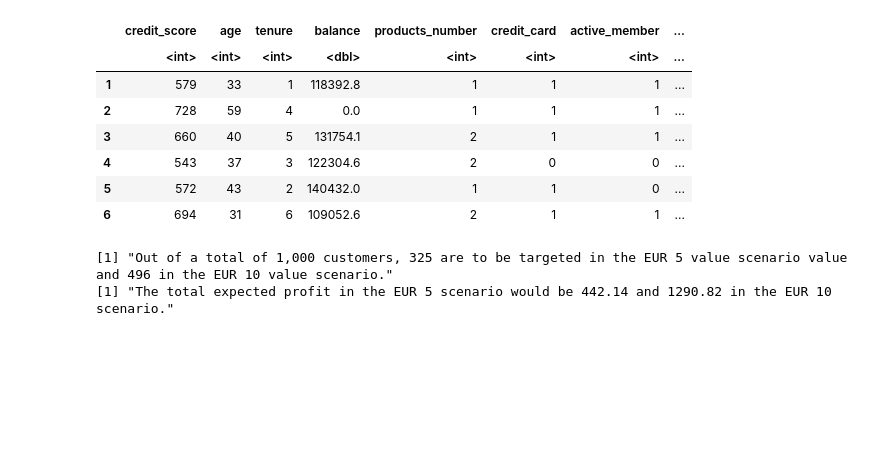
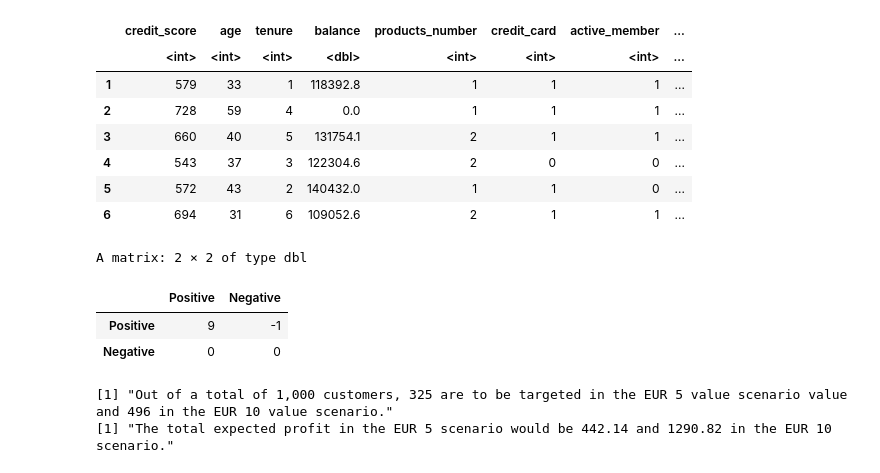
Before and after one commit to PascalEissler/rsm_data_analytics, a Jupyter notebook: Group 7 Project 2.ipynb, the cells around one changed output. Drawn from its saved outputs; the diff is of its cells as text; code cells hidden in the pictures; blank space fills up the shorter version.

```diff
--- a/Group 7 Project 2.ipynb
+++ b/Group 7 Project 2.ipynb
@@ -1253,0 +1258,11 @@ churn_rf <- randomForest(churn ~ ., data = churn_data, importance = TRUE, ntree
+# %%
+cost_mat <- matrix(c((10-1), -1, 0, 0), nrow = 2, ncol = 2, byrow = TRUE)
+dimnames(cost_mat) <- list(actual = c("Positive", "Negative"),
+                           predicted = c("Positive", "Negative"))
+# %%
+cost_mat
+# %% [output]
+A matrix: 2 × 2 of type dbl
+|  | Positive | Negative |
+| Positive | 9 | -1 |
+| Negative | 0 | 0 |
```
Also changed, not shown: parts of 21 cells of this notebook.
